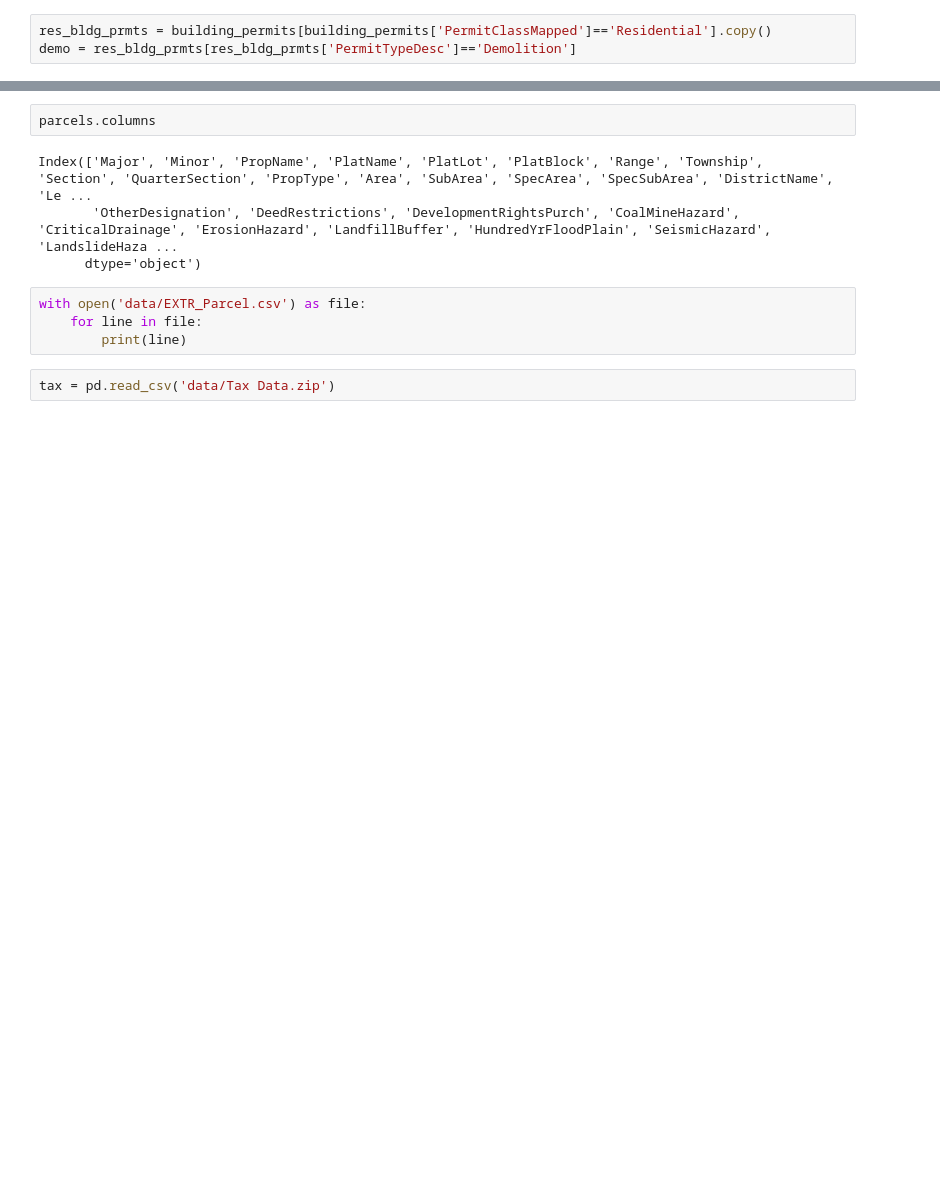
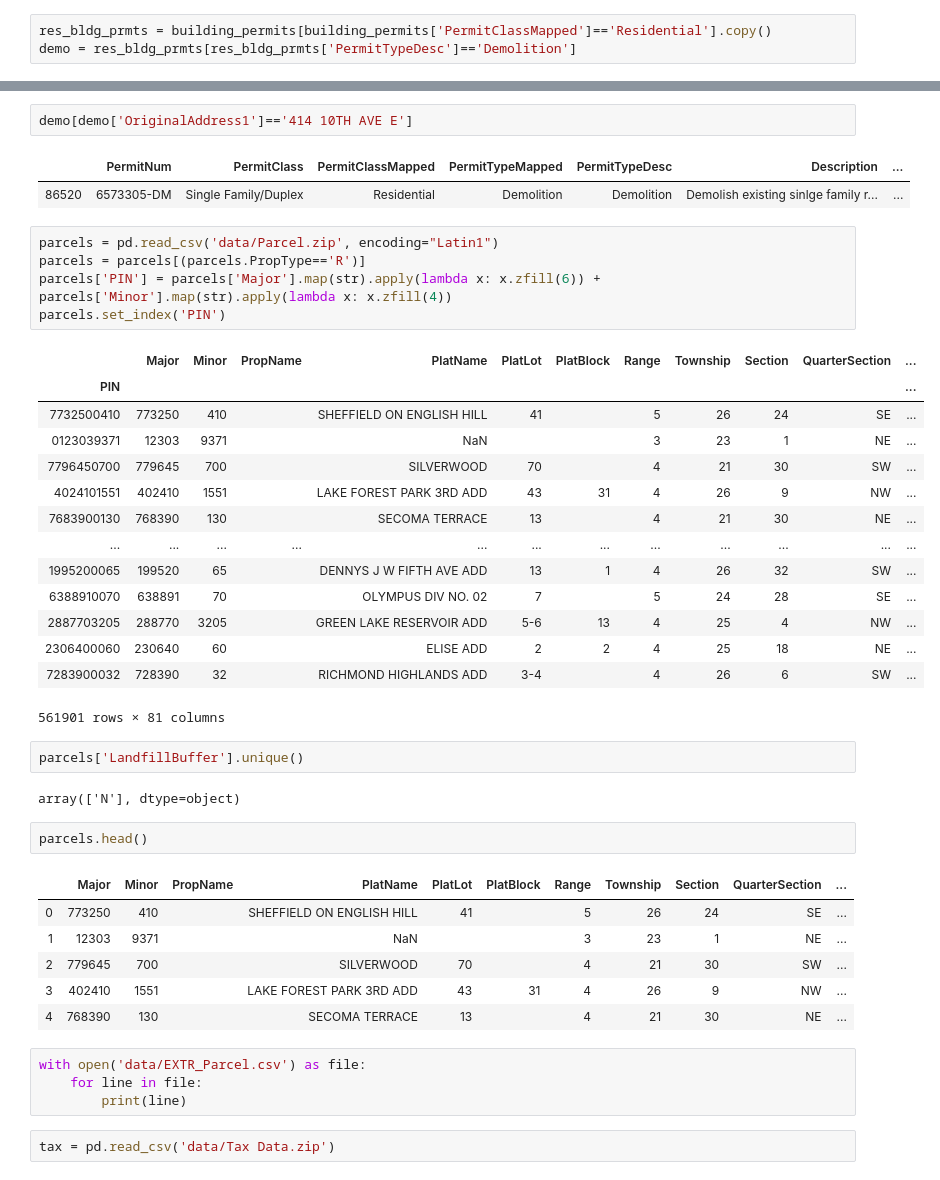
Before and after one commit to frischmuth/Seattle-Real-Estate-Analysis, a Jupyter notebook: EDA.ipynb, the cells around one changed output, grey strips where cells are left out. Drawn from its saved outputs; the diff is of its cells as text; blank space fills up the shorter version.

```diff
--- a/EDA.ipynb
+++ b/EDA.ipynb
@@ -44,9 +54,41 @@ parcels[(parcels.Major==329940)]
+# %%
+demo[demo['OriginalAddress1']=='414 10TH AVE E']
+# %% [output]
+|  | PermitNum | PermitClass | PermitClassMapped | PermitTypeMapped | PermitTypeDesc | Description | ... |
+| 86520 | 6573305-DM | Single Family/Duplex | Residential | Demolition | Demolition | Demolish existing sinlge family r... | ... |
+# %%
+parcels = pd.read_csv('data/Parcel.zip', encoding="Latin1")
+parcels = parcels[(parcels.PropType=='R')]
+parcels['PIN'] = parcels['Major'].map(str).apply(lambda x: x.zfill(6)) + parcels['Minor'].map(str).apply(lambda x: x.zfill(4))
+parcels.set_index('PIN')
+# %% [output]
+|  | Major | Minor | PropName | PlatName | PlatLot | PlatBlock | Range | Township | Section | QuarterSection | ... |
+| PIN |  |  |  |  |  |  |  |  |  |  | ... |
+| 7732500410 | 773250 | 410 |  | SHEFFIELD ON ENGLISH HILL | 41 |  | 5 | 26 | 24 | SE | ... |
+| 0123039371 | 12303 | 9371 |  | NaN |  |  | 3 | 23 | 1 | NE | ... |
+| 7796450700 | 779645 | 700 |  | SILVERWOOD | 70 |  | 4 | 21 | 30 | SW | ... |
+| 4024101551 | 402410 | 1551 |  | LAKE FOREST PARK 3RD ADD | 43 | 31 | 4 | 26 | 9 | NW | ... |
+| 7683900130 | 768390 | 130 |  | SECOMA TERRACE | 13 |  | 4 | 21 | 30 | NE | ... |
+| ... | ... | ... | ... | ... | ... | ... | ... | ... | ... | ... | ... |
+| 1995200065 | 199520 | 65 |  | DENNYS J W FIFTH AVE ADD | 13 | 1 | 4 | 26 | 32 | SW | ... |
+| 6388910070 | 638891 | 70 |  | OLYMPUS DIV NO. 02 | 7 |  | 5 | 24 | 28 | SE | ... |
+| 2887703205 | 288770 | 3205 |  | GREEN LAKE RESERVOIR ADD | 5-6 | 13 | 4 | 25 | 4 | NW | ... |
+| 2306400060 | 230640 | 60 |  | ELISE ADD | 2 | 2 | 4 | 25 | 18 | NE | ... |
+| 7283900032 | 728390 | 32 |  | RICHMOND HIGHLANDS ADD | 3-4 |  | 4 | 26 | 6 | SW | ... |
+561901 rows × 81 columns
+# %%
+parcels['LandfillBuffer'].unique()
+# %% [output]
+array(['N'], dtype=object)
 # %%
-parcels.columns
+parcels.head()
 # %% [output]
-Index(['Major', 'Minor', 'PropName', 'PlatName', 'PlatLot', 'PlatBlock', 'Range', 'Township', 'Section', 'QuarterSection', 'PropType', 'Area', 'SubArea', 'SpecArea', 'SpecSubArea', 'DistrictName', 'Le ...
-       'OtherDesignation', 'DeedRestrictions', 'DevelopmentRightsPurch', 'CoalMineHazard', 'CriticalDrainage', 'ErosionHazard', 'LandfillBuffer', 'HundredYrFloodPlain', 'SeismicHazard', 'LandslideHaza ...
-      dtype='object')
+|  | Major | Minor | PropName | PlatName | PlatLot | PlatBlock | Range | Township | Section | QuarterSection | ... |
+| 0 | 773250 | 410 |  | SHEFFIELD ON ENGLISH HILL | 41 |  | 5 | 26 | 24 | SE | ... |
+| 1 | 12303 | 9371 |  | NaN |  |  | 3 | 23 | 1 | NE | ... |
+| 2 | 779645 | 700 |  | SILVERWOOD | 70 |  | 4 | 21 | 30 | SW | ... |
+| 3 | 402410 | 1551 |  | LAKE FOREST PARK 3RD ADD | 43 | 31 | 4 | 26 | 9 | NW | ... |
+| 4 | 768390 | 130 |  | SECOMA TERRACE | 13 |  | 4 | 21 | 30 | NE | ... |
 # %%
 with open('data/EXTR_Parcel.csv') as file:
     for line in file:
```
Also changed, not shown: parts of 27 cells of this notebook, 5 other files.
